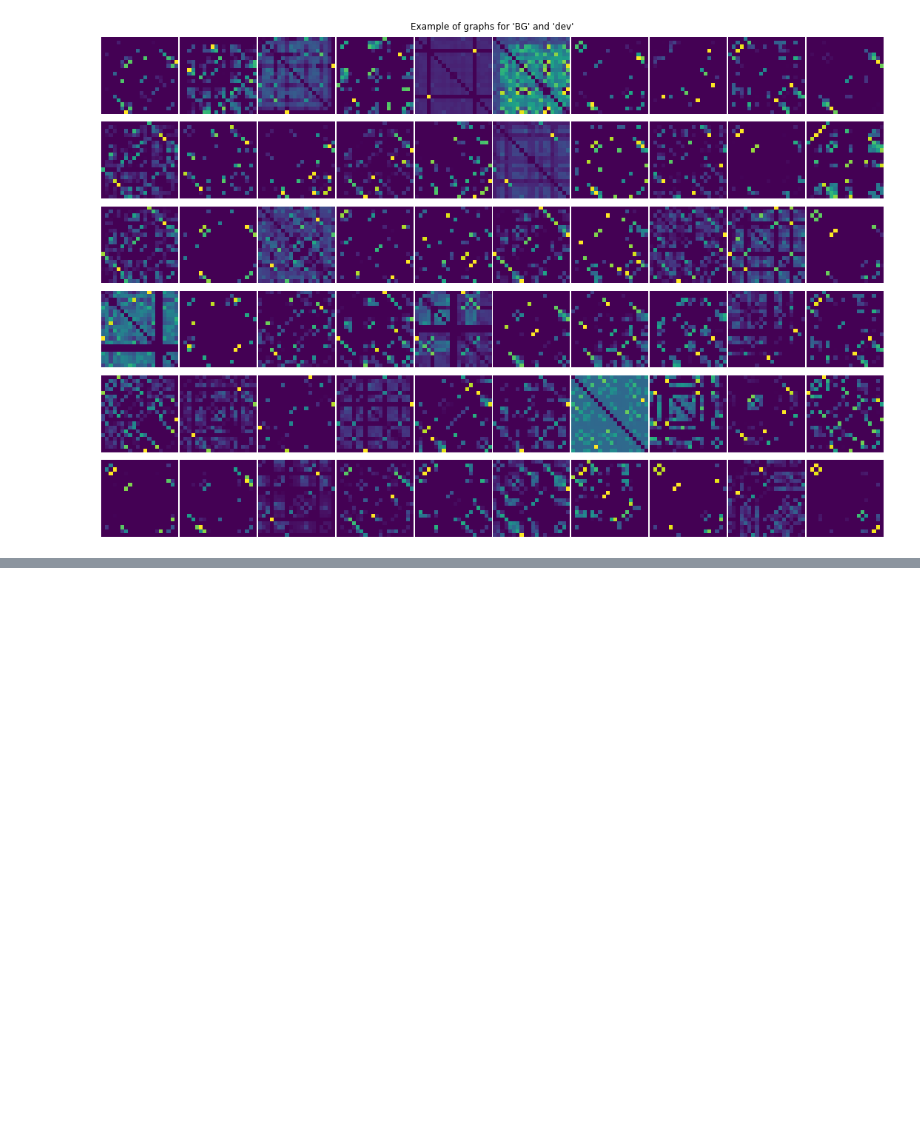
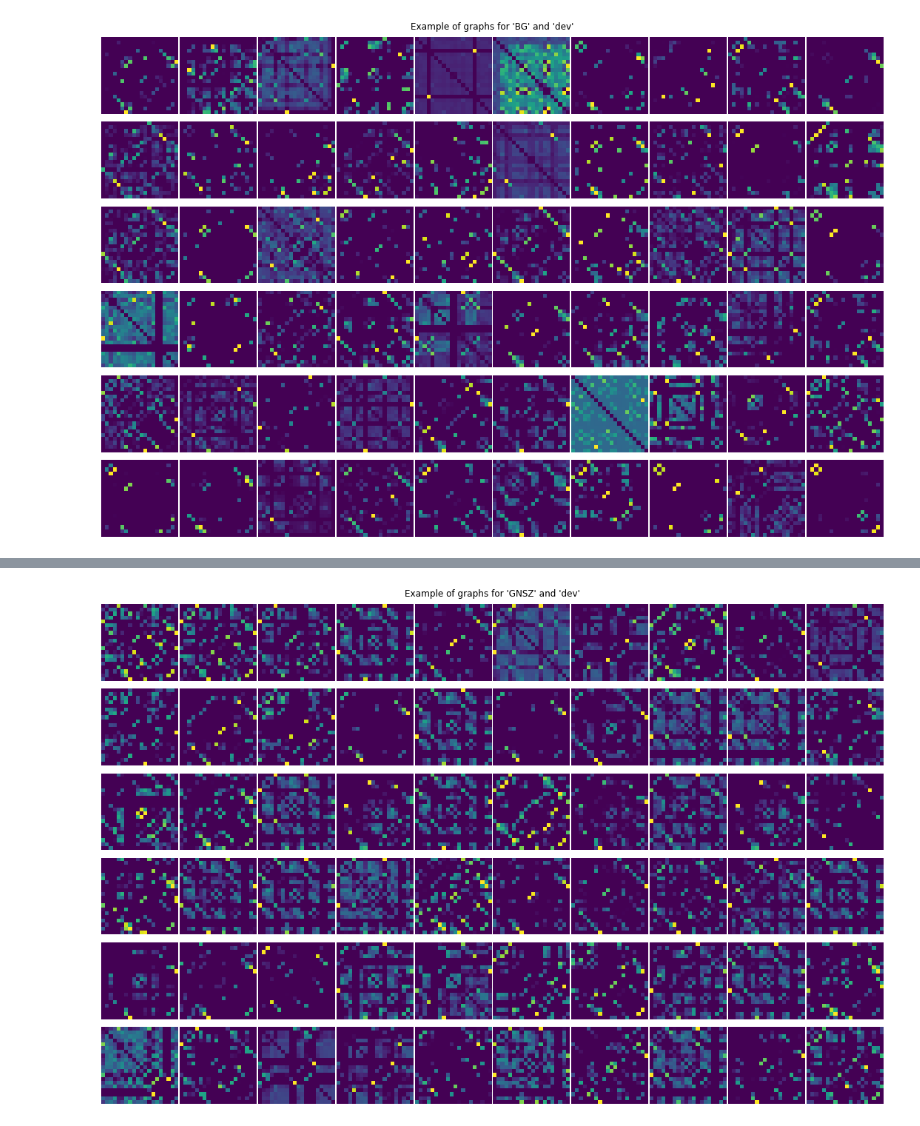
Before and after one commit to Rmarieta/LTS4, a Jupyter notebook: classifier/plot_graphs.ipynb, the cells around one changed output, grey strips where cells are left out. Cells and saved outputs as stored; diff of their text form; code cells hidden in the pictures; blank space fills up the shorter version.

```diff
--- a/classifier/plot_graphs.ipynb
+++ b/classifier/plot_graphs.ipynb
@@ -35,0 +40,4 @@ plot_graphs('dev','BG',6,10,0)
+# %%
+plot_graphs('dev','GNSZ',6,10,0)
+# %% [output]
+[figure, added]
```
Also changed, not shown: parts of 1 cell of this notebook.
